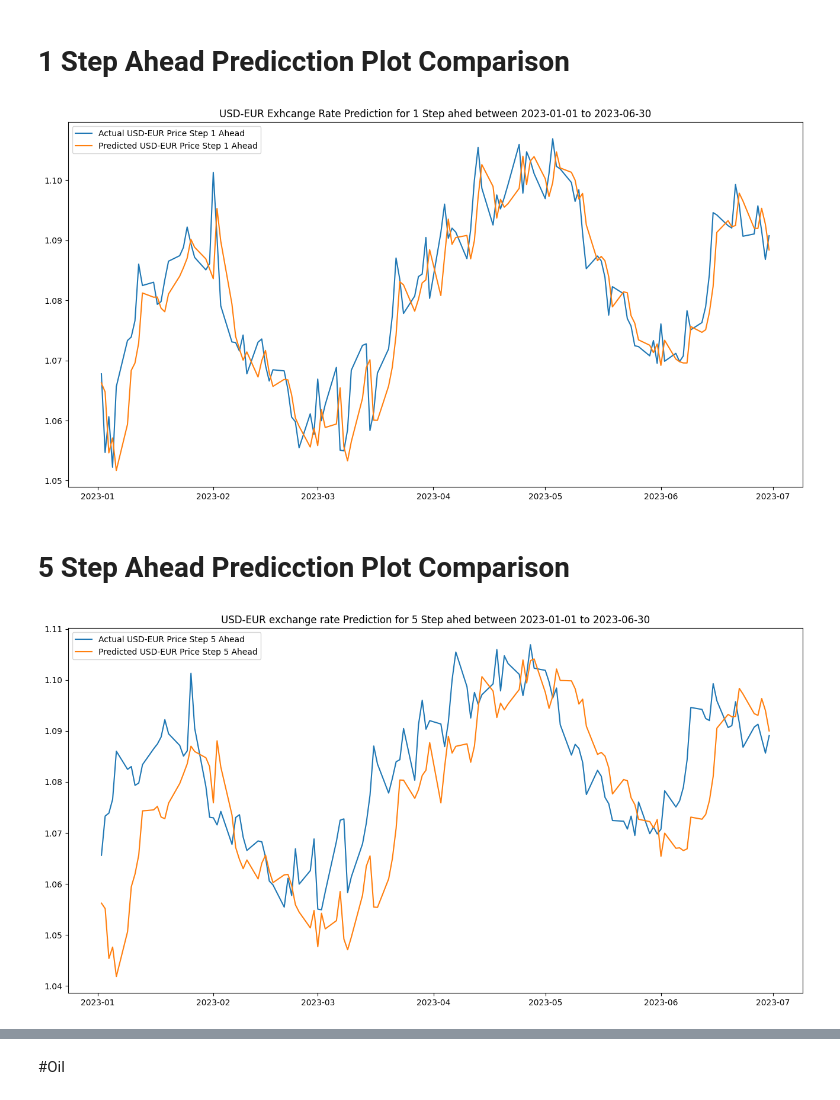
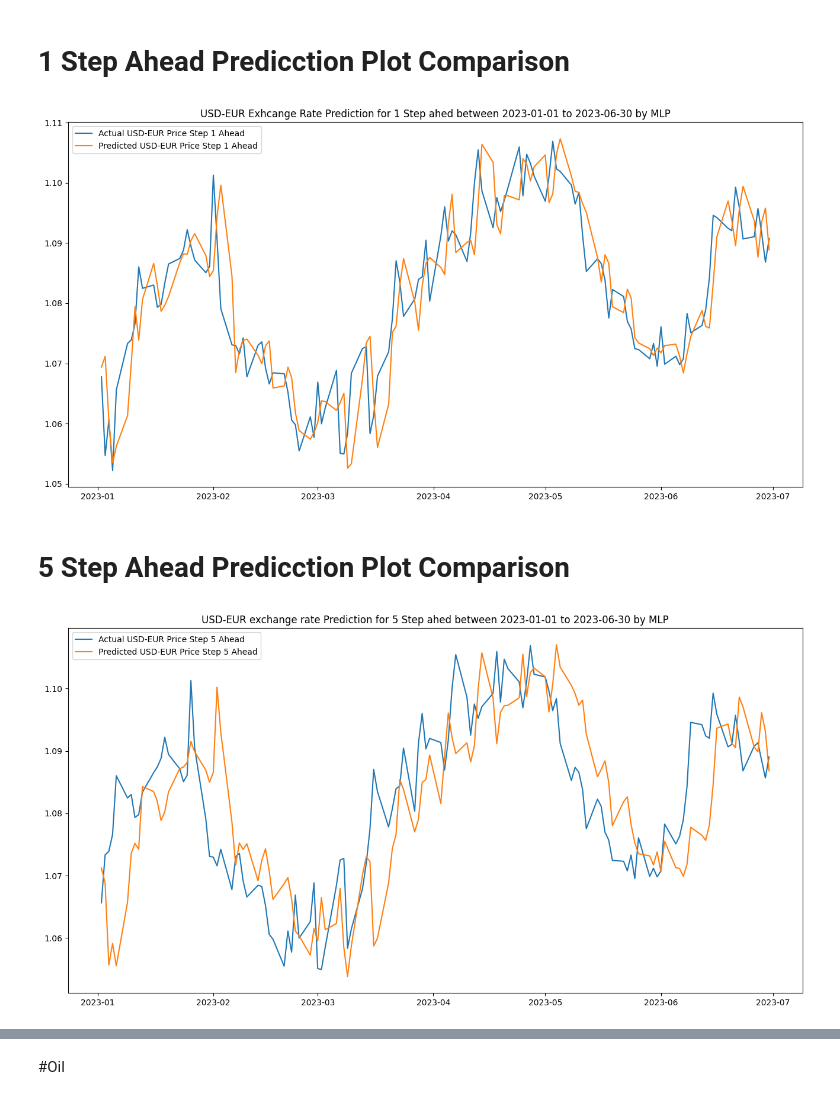
Before and after one commit to pravin-raut/TimeSeries_USD-EUR_WithOilImpact, a Jupyter notebook: 03_Currency_&_Oil_Forecast_MLP.ipynb, the cells around one changed output, grey strips where cells are left out. Saved outputs shown, nothing was run; the diff lists cells and outputs as text; code cells hidden in the pictures.

```diff
--- a/03_Currency_&_Oil_Forecast_MLP.ipynb
+++ b/03_Currency_&_Oil_Forecast_MLP.ipynb
@@ -134,12 +194,13 @@ def train_mlp(X_train, y_train, params):
 # %% [markdown]
 # Selecting the Feature Columns & Prediction Column whcih will be used for Prediction
 # %%
-DateAttributes=['Day','Month']
+#DateAttributes=['Day','Month']
+DateAttributes=[]
 # %%
-FeatureColumnsCurrency = [col for col in train_data.columns if col.startswith('Actual_USD_EUR_Price_t-')]
-FeatureColumnsCurrency.insert(0,'Actual_USD_EUR_Price_t')
+FeatureColumnsCurrency = [col for col in train_data.columns if col.startswith('Actual_EUR_USD_Price_t-')]
+FeatureColumnsCurrency.insert(0,'Actual_EUR_USD_Price_t')
 FeatureColumnsCurrency.extend(DateAttributes)
 
-PredictedColumnCurrency='Actual_USD_EUR_Price_t+1'
+PredictedColumnCurrency='Actual_EUR_USD_Price_t+1'
 FeatureColumnsCurrency
 # %% [output]
@@ -201,5 +260,5 @@ Score for tanh: 0.9923587452754046
 # %%
-Cur_params = best_params_Cur[best_params_Cur['param_activation'] == 'tanh']
+Cur_params = best_params_Cur[best_params_Cur['param_activation'] == 'relu']
 
 Curmodel = train_mlp(X_train_Curscaled, Y_train_Curscaled.ravel(), Cur_params.iloc[0].to_dict())
 # %% [output]
@@ -207,17 +266,17 @@ Score for tanh: 0.9923587452754046
 # %% [markdown]
 # Recursive multi-step forecasting using 1 Step Ahead model to Predct upto 5 Step Ahead for USD-EUR Exchange rate
 # %%
-FeatureColumnsCurrency=['Actual_USD_EUR_Price_t','Actual_USD_EUR_Price_t-1','Actual_USD_EUR_Price_t-2','Actual_USD_EUR_Price_t-3','Actual_USD_EUR_Price_t-4']
+FeatureColumnsCurrency=['Actual_EUR_USD_Price_t','Actual_EUR_USD_Price_t-1','Actual_EUR_USD_Price_t-2','Actual_EUR_USD_Price_t-3','Actual_EUR_USD_Price_t-4']
 
 StepsAheadPrediction=5
 for i in range(1,StepsAheadPrediction+1):
-  print(FeatureColumnsCurrency)
+  print(f"Features used in Step {i} are {FeatureColumnsCurrency}")
   X_test = test_data[FeatureColumnsCurrency+DateAttributes].values
   X_test_scaled = Curscaler.transform(X_test)
   scaled_predictions = Curmodel.predict(X_test_scaled)
   scaled_predictions = scaled_predictions.reshape(-1, 1)
   predictions = Curscaler_y.inverse_transform(scaled_predictions)
-  test_data['Predicted_USD_EUR_Price_t+'+str(i)] = predictions
+  test_data['Predicted_EUR_USD_Price_t+'+str(i)] = predictions
   FeatureColumnsCurrency.pop(-1)
-  FeatureColumnsCurrency.insert(0,'Predicted_USD_EUR_Price_t+'+str(i))
+  FeatureColumnsCurrency.insert(0,'Predicted_EUR_USD_Price_t+'+str(i))
 # %% [output]
@@ -249,20 +312,20 @@ Exchangemetrics
 # %% [markdown]
 # 1 Step Ahead Predicction Plot Comparison
 # %%
-compare_plots(test_data['Actual_USD_EUR_Price_t+1'],
-              test_data['Predicted_USD_EUR_Price_t+1'],
+compare_plots(test_data['Actual_EUR_USD_Price_t+1'],
+              test_data['Predicted_EUR_USD_Price_t+1'],
               "Actual USD-EUR Price Step 1 Ahead",
               "Predicted USD-EUR Price Step 1 Ahead",
-              "USD-EUR Exhcange Rate Prediction for 1 Step ahed between 2023-01-01 to 2023-06-30")
+              "USD-EUR Exhcange Rate Prediction for 1 Step ahed between 2023-01-01 to 2023-06-30 by MLP")
 # %% [output]
-[figure, old version]
+[figure, new version]
 # %% [markdown]
 # 5 Step Ahead Predicction Plot Comparison
 # %%
-compare_plots(test_data['Actual_USD_EUR_Price_t+5'],
-              test_data['Predicted_USD_EUR_Price_t+5'],
+compare_plots(test_data['Actual_EUR_USD_Price_t+5'],
+              test_data['Predicted_EUR_USD_Price_t+5'],
               "Actual USD-EUR Price Step 5 Ahead",
               "Predicted USD-EUR Price Step 5 Ahead",
-              "USD-EUR exchange rate Prediction for 5 Step ahed between 2023-01-01 to 2023-06-30")
+              "USD-EUR exchange rate Prediction for 5 Step ahed between 2023-01-01 to 2023-06-30 by MLP")
 # %% [output]
-[figure, old version]
+[figure, new version]
```
Also changed, not shown: parts of 49 cells of this notebook.
